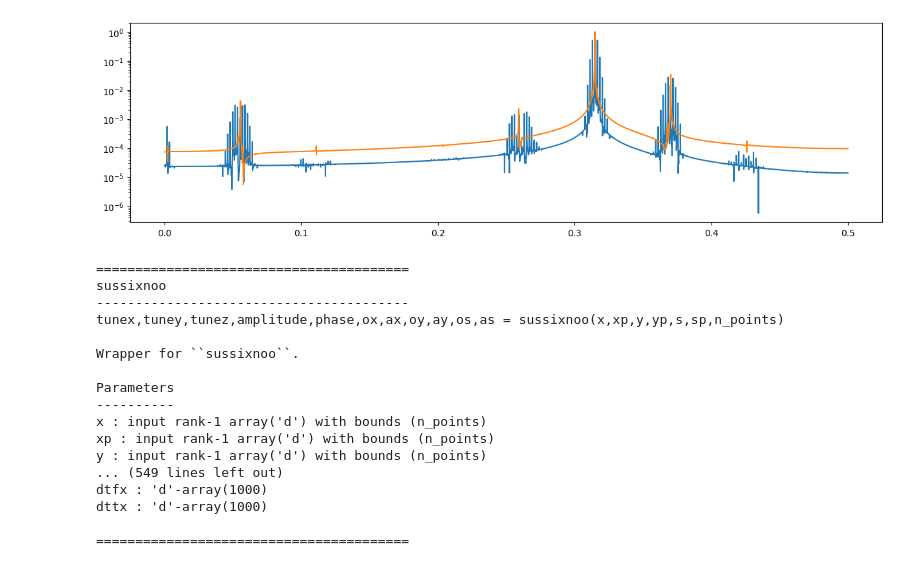
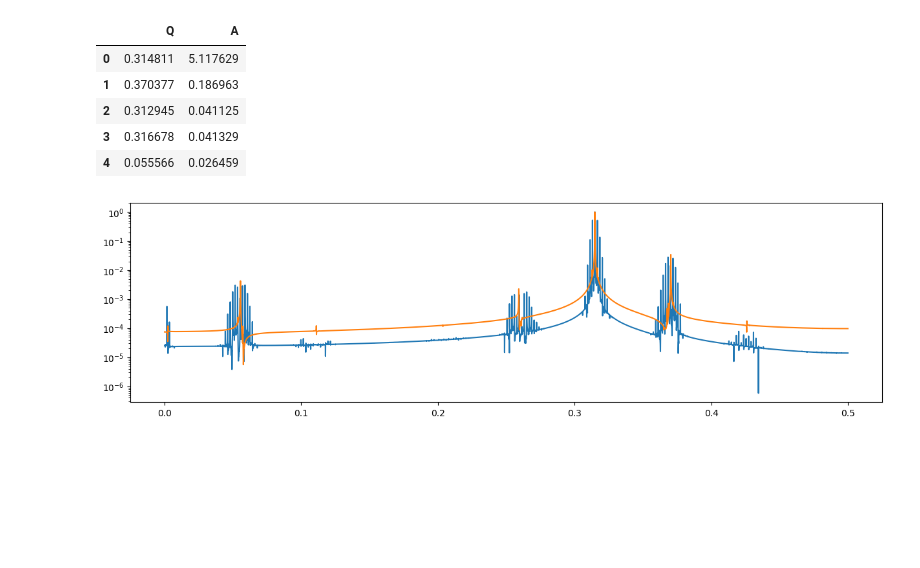
Before and after one commit to pbelange/PySUSSIX, a Jupyter notebook: build_sussix.ipynb, the cells around one changed output. Cells and saved outputs as stored; diff of their text form; code cells hidden in the pictures; blank space fills up the shorter version.

```diff
--- a/build_sussix.ipynb
+++ b/build_sussix.ipynb
@@ -11,50 +17,61 @@ particle1 = pd.read_parquet('data/TEST_BUNCH_0000_XPLANE_ZETA_1.parquet')
 # %%
 def get_FFT(x):
     x     = np.array(x)
     turns = np.arange(1,len(x)+1)
 
     freq  = np.fft.fftfreq(turns.shape[-1])
     spectrum = np.fft.fft(x-np.mean(x))
 
     idx      = np.argmax(np.abs(spectrum))
     Qx       = freq[idx]
     return freq[freq>0],np.abs(spectrum)[freq>0]
 
 
 
 
 plt.figure(figsize=(15,4))
 freq,spectrum = get_FFT(particle1.x_sig)
 plt.plot(freq,spectrum/np.max(spectrum),'-')
 
 freq,spectrum = get_FFT(particle0.x_sig)
 plt.plot(freq,spectrum/np.max(spectrum),'-')
 # plt.plot(Q,A/np.max(A),'o')
 plt.yscale('log')
+
+import NAFFlib
+def NAFFlib_tune(x,nfreqs = 1,Hann_order=2,multiparticles = False):
+
+
+
+    # No need to remove average, already done.
+    if multiparticles:
+        x = np.array(x)
+        Q = NAFFlib.multiparticle_tunes(x, order=Hann_order)
+
+        Q[Q<0] = np.nan
+        return Q
+
+    else:
+        x        = np.array(x)
+        Q,A,An  = NAFFlib.get_tunes(x, nfreqs, Hann_order)
+        # Q,A      = NAFFlib.get_tunes_all(x, nfreqs, Hann_order)
+
+        # np.abs(Ap[i]) is the amplitude
+        if nfreqs ==1:
+            return Q[0]
+        else:
+            # return Q,np.abs(Ap),np.abs(An)
+            return Q,np.abs(A)
+
+
+
+Q,A = NAFFlib_tune(particle0.x_sig,nfreqs=5,Hann_order=2,multiparticles = False)
+pd.DataFrame({'Q':Q,'A':A})
 # %% [output]
+|  | Q | A |
+| 0 | 0.314811 | 5.117629 |
+| 1 | 0.370377 | 0.186963 |
+| 2 | 0.312945 | 0.041125 |
+| 3 | 0.316678 | 0.041329 |
+| 4 | 0.055566 | 0.026459 |
 [figure]
-# %%
-for method in sussix.__dir__()[8:-1]:
-    print(40*'=')
-    print(method)
-    print(40*'-')
-    print(getattr(sussix,method).__doc__)
-    print(40*'=' + '\n\n')
-# %% [output]
-========================================
-sussixnoo
-----------------------------------------
-tunex,tuney,tunez,amplitude,phase,ox,ax,oy,ay,os,as = sussixnoo(x,xp,y,yp,s,sp,n_points)
-
-Wrapper for ``sussixnoo``.
-
-Parameters
-----------
-x : input rank-1 array('d') with bounds (n_points)
-xp : input rank-1 array('d') with bounds (n_points)
-y : input rank-1 array('d') with bounds (n_points)
-... (549 lines left out)
-dtfx : 'd'-array(1000)
-dttx : 'd'-array(1000)
-
-========================================
```
Also changed, not shown: parts of 13 cells of this notebook, 8 other files.
